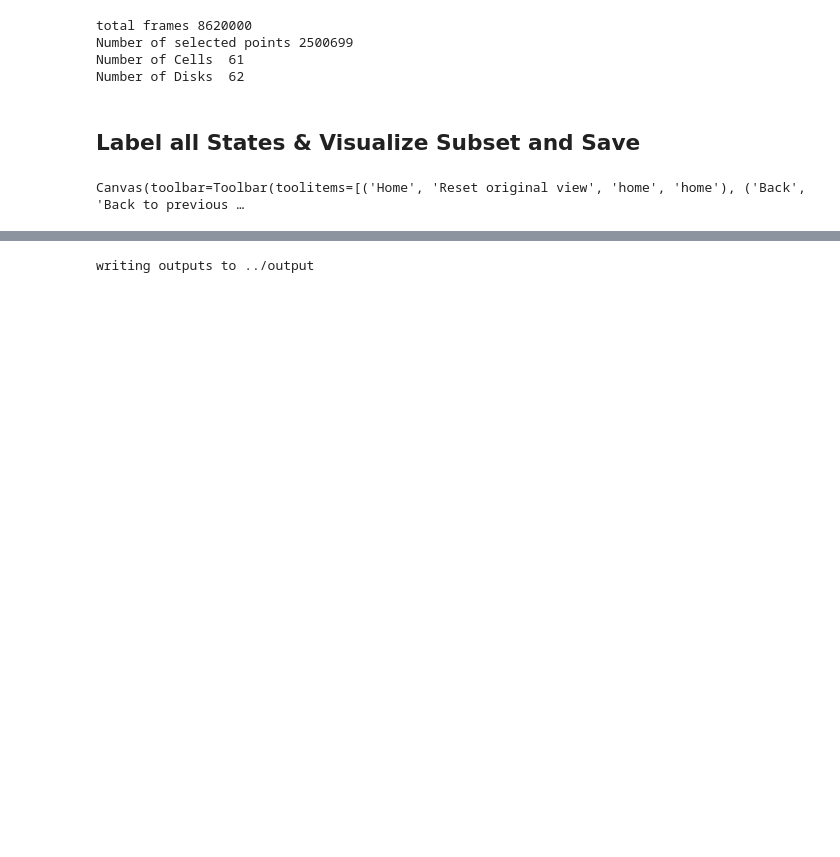
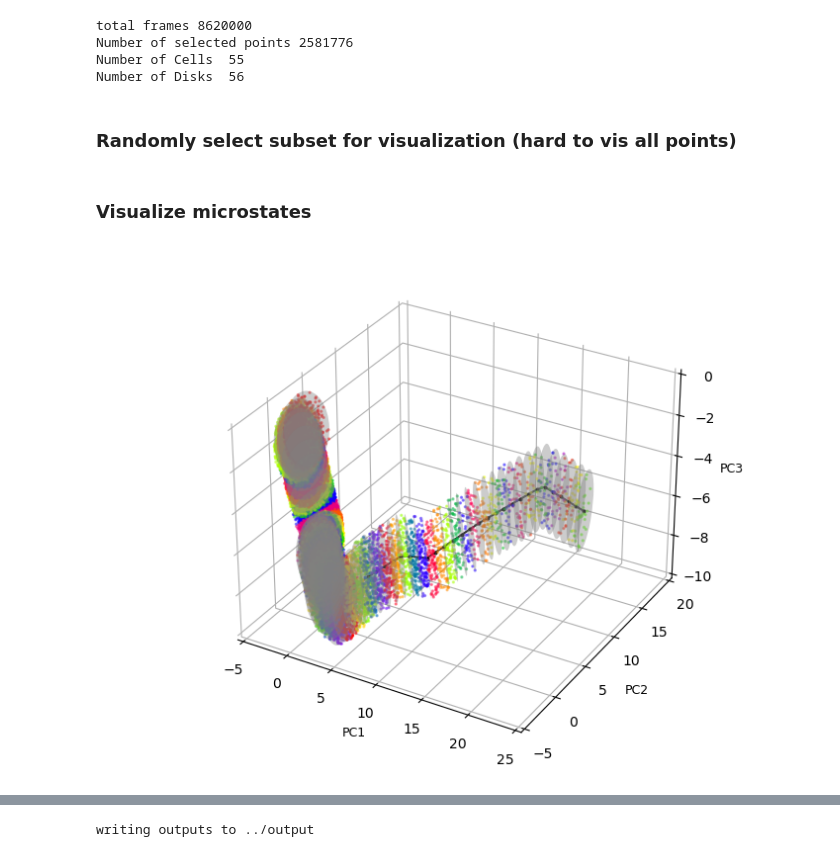
Before and after one commit to chang-group/BKiT, a Jupyter notebook: notebooks/bCD-asp/nb2/nb2.ipynb, the cells around one changed output, grey strips where cells are left out. Drawn from its saved outputs; the diff is of its cells as text; code cells hidden in the pictures; blank space fills up the shorter version.

```diff
--- a/notebooks/bCD-asp/nb2/nb2.ipynb
+++ b/notebooks/bCD-asp/nb2/nb2.ipynb
@@ -31,13 +36,19 @@ dz = 0.2
 # %%
+# path
 DIR_SAVE = '../output'
 complex_name = 'Cyc_asp'
+
+# load
 inp = np.load(DIR_SAVE + '/MlPosNorms.npy')
-dat = np.load('/home/talant/Projects/UCRiver/Milestoning/ForRuben/output/PCA' + '/PCA.npy')
+dat = np.load(DIR_SAVE + '/PCA' + '/PCA.npy')
 pathAll = inp[:,0:3];  normalsAll = inp[:,3:6]
 # %%
 diskID, midID = SplitEvenOdd(N=pathAll.shape[0])
-pathMid = pathAll[midID];       pathP = pathAll[diskID]
-normalsMid = normalsAll[midID]; normals = normalsAll[diskID]
+pathMid = pathAll[midID] # pseudo disks
+pathP = pathAll[diskID]
+
+normalsMid = normalsAll[midID] # pseudo normals
+normals = normalsAll[diskID]
 
 n_cells = normalsMid.shape[0]
 n_disks = normals.shape[0]
@@ -53,25 +66,19 @@ print('Number of Cells ', n_cells)
 print('Number of Disks ', n_disks)
 # %% [output]
 total frames 8620000
-Number of selected points 2500699
-Number of Cells  61
-Number of Disks  62
+Number of selected points 2581776
+Number of Cells  55
+Number of Disks  56
+# %% [markdown]
+### Randomly select subset for visualization (hard to vis all points)
 # %%
-#tmp=datMid[(datMid[:,3] > 0) & (datMid[:,3] < 18)]
-#n_sel = tmp.shape[0]
-
 rand_sel = np.random.randint(0, n_sel, 50000)
-datPlot = datMid[rand_sel,:]
+dat_sel = datMid[rand_sel,:]
 # %% [markdown]
-## Label all States & Visualize Subset and Save
+### Visualize microstates
 # %%
 %matplotlib widget
-plotOrig = True
-dat_sel = datPlot
-fs=9
-
-#n_disks = normals.shape[0]
-#fig = plt.figure(figsize = [4.2, 3.4])
+fs = 11
 fig = plt.figure(figsize = [7.2, 5.4])
 ax = plt.axes(projection='3d')
 
@@ -80,38 +87,32 @@ ax.plot3D(pathP[:,0], pathP[:,1], pathP[:,2], c='black', marker='o', markersize=
 ax.set_xlabel('PC1', fontsize=fs)
 ax.set_ylabel('PC2',fontsize=fs)
 ax.set_zlabel('PC3',fontsize=fs)
 
 #plotting disks
 for i in range(n_disks):
     c = Circle((0,0), dr, facecolor='grey', alpha=0.4)
     ax.add_patch(c)
     pathpatch_2d_to_3d(c, pathP[i], normal = normals[i])
-    #ax.text(pathP[i,0] +0.1*dr, pathP[i,1] +0.1*dr ,
-    #        pathP[i,2] +0.1*dr , str(i), 'x', size=fs)
-    #ax.text(pathP[i,0] - 1.2*dr, pathP[i,1] + 0.4*dr ,
-    #        pathP[i,2] - 2.3*dr, str(i), 'x', size=fs)
 
 #plot selected points
 p = ax.scatter3D(dat_sel[:,0], dat_sel[:,1], dat_sel[:,2], c = dat_sel[:,3],
                  alpha=.40, s = 2., cmap = 'prism')
-
-#p = ax.scatter3D(datOut[:,0], datOut[:,1], datOut[:,2], c = 'grey', s=2., alpha=0.4)
 
 x_min, y_min, z_min = pathP.min(axis=0)
 x_max, y_max, z_max = pathP.max(axis=0)
 ax.set_xlim3d(x_min, x_max)
 ax.set_ylim3d(y_min - yz_pad, y_max + yz_pad)
 ax.set_zlim3d(z_min - yz_pad, z_max + yz_pad)
 ax.xaxis.pane.fill = False
 ax.yaxis.pane.fill = False
 ax.zaxis.pane.fill = False
 ax.xaxis.pane.set_edgecolor('w')
 ax.yaxis.pane.set_edgecolor('w')
 ax.zaxis.pane.set_edgecolor('w')
 ax.set_xlim3d(-5,25); ax.set_ylim3d(-5,20); ax.set_zlim3d(-10,0)
 #ax.set_axis_off()
 fig.tight_layout()
-plt.savefig(DIR_SAVE + complex_name + 'states.png', dpi=600)
+#plt.savefig(DIR_SAVE + complex_name + 'states.png', dpi=600)
 plt.show()
 # %% [output]
-Canvas(toolbar=Toolbar(toolitems=[('Home', 'Reset original view', 'home', 'home'), ('Back', 'Back to previous …
+[figure, added]
```
Also changed, not shown: parts of 13 cells of this notebook.
